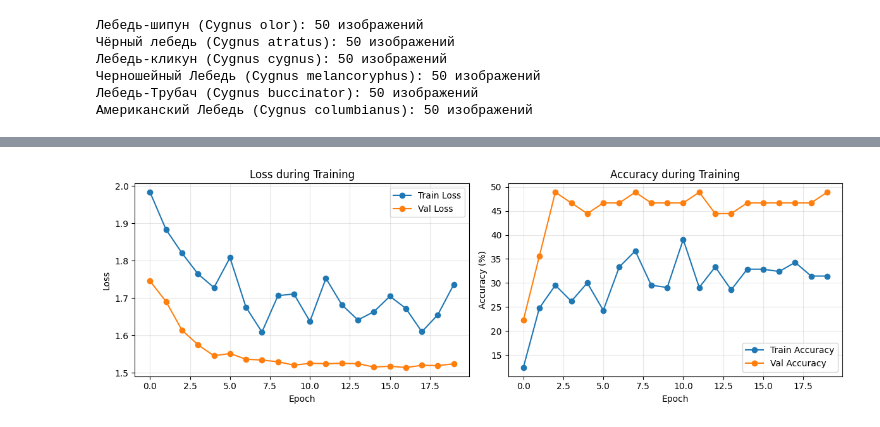
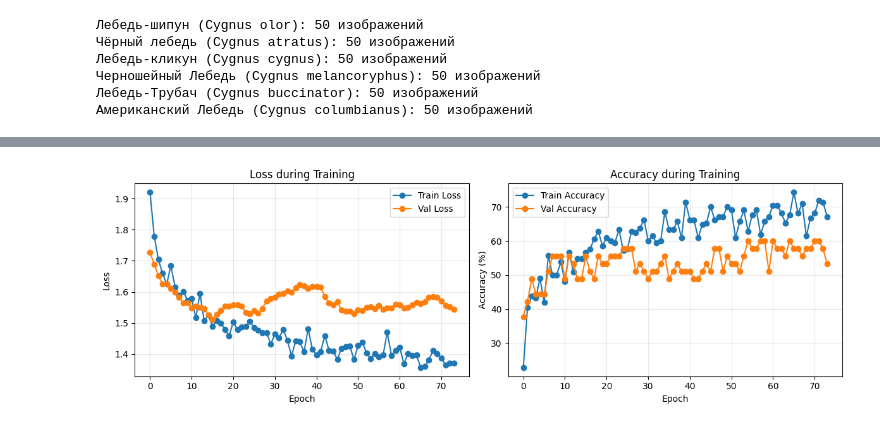
Before and after one commit to mshded/naturalist, a Jupyter notebook: notebooks/02_train_swan_classifier.ipynb, the cells around one changed output, grey strips where cells are left out. Saved outputs shown, nothing was run; the diff lists cells and outputs as text; code cells hidden in the pictures.

```diff
--- a/notebooks/02_train_swan_classifier.ipynb
+++ b/notebooks/02_train_swan_classifier.ipynb
@@ -126,7 +128,7 @@ test_loader = DataLoader(
 # %%
 class SwanClassifier(nn.Module):
 
-    def __init__(self, num_classes=6, model_name='resnet18', dropout_rate=0.3, freeze_backbone=False):
+    def __init__(self, num_classes=6, model_name='resnet18', dropout_rate=0.5, freeze_backbone=False):
         super().__init__()
         self.model_name = model_name
 
@@ -236,10 +238,16 @@ class SwanClassifier(nn.Module):
                 param.requires_grad = True
 
 
+# model = SwanClassifier(
+#     num_classes=6,
+#     model_name='resnet18',
+#     dropout_rate=0.3,
+#     freeze_backbone=True
+# )
 model = SwanClassifier(
     num_classes=6,
-    model_name='resnet18',
-    dropout_rate=0.7,
+    model_name='efficientnet_b0',
+    dropout_rate=0.5,
     freeze_backbone=True
 )
 model = model.to(device)
@@ -349,77 +357,74 @@ def plot_training_history(train_losses, val_losses, train_accs, val_accs):
     plt.tight_layout()
     plt.show()
 # %%
+from torch.optim.lr_scheduler import CosineAnnealingLR
+
 # Параметры обучения
-epochs = 20
+epochs = 100
 learning_rate = 0.001
+patience = 20
 
 # Loss function и optimizer
-criterion = nn.CrossEntropyLoss()
+criterion = nn.CrossEntropyLoss(label_smoothing=0.3)
 trainable_params = filter(lambda p: p.requires_grad, model.parameters())
-optimizer = optim.AdamW(model.parameters(), lr=0.001, weight_decay=0.01)
+optimizer = optim.AdamW(model.parameters(), lr=learning_rate, weight_decay=1e-3)
 
 # Scheduler для уменьшения learning rate
-scheduler = optim.lr_scheduler.StepLR(optimizer, step_size=5, gamma=0.1)
+# scheduler = ReduceLROnPlateau(
+#     optimizer,
+#     mode='max',
+#     patience=10,  # Ждать 10 эпох без улучшения
+#     factor=0.5,   # Уменьшать LR в 2 раза
+#     min_lr=1e-6,
+# )
 
-print(f"🚀 Начинаем обучение...")
+scheduler = CosineAnnealingLR(optimizer, T_max=100, eta_min=1e-6)
+
 print(f"   Эпох: {epochs}")
 print(f"   Learning rate: {learning_rate}")
 print(f"   Batch size: {batch_size}")
 print(f"   Устройство: {device}")
 
-# Для хранения истории
-train_losses, val_losses = [], []
-train_accs, val_accs = [], []
+best_val_acc = 0.0
+train_losses, val_losses, train_accs, val_accs = [], [], [], []
 best_val_acc = 0
+epochs_no_improve = 0
 
 for epoch in range(epochs):
-    print(f"\n{'='*50}")
-    print(f"Epoch {epoch+1}/{epochs}")
+    # ОБУЧЕНИЕ
+    train_loss, train_acc = train_epoch(model, train_loader, criterion, optimizer, device)
 
-    # Обучение
-    train_loss, train_acc = train_epoch(model, train_loader, criterion, optimizer, device)
-    train_losses.append(train_loss)
-    train_accs.append(train_acc)
+    # ВАЛИДАЦИЯ
+    val_loss, val_acc, _, _ = validate(model, val_loader, criterion, device)
 
-    # Валидация
-    val_loss, val_acc, _, _ = validate(model, val_loader, criterion, device)
-    val_losses.append(val_loss)
-    val_accs.append(val_acc)
-
-    # Обновляем scheduler
-    scheduler.step()
-
-    patience = 5
-    no_improve = 0
+    scheduler.step(val_acc)
 
     if val_acc > best_val_acc:
         best_val_acc = val_acc
-        no_improve = 0
-        # Сохраняем модель
-    else:
-        no_improve += 1
-        if no_improve >= patience:
-            print(f"Early stopping на эпохе {epoch+1}")
-            break
-
-    print(f"Train Loss: {train_loss:.4f}, Train Acc: {train_acc:.2f}%")
-    print(f"Val Loss: {val_loss:.4f}, Val Acc: {val_acc:.2f}%")
-
-    # Сохраняем лучшую модель
-    if val_acc > best_val_acc:
-        best_val_acc = val_acc
+        epochs_no_improve = 0
         torch.save({
             'epoch': epoch,
             'model_state_dict': model.state_dict(),
             'optimizer_state_dict': optimizer.state_dict(),
             'val_acc': val_acc,
-            'train_loss': train_loss,
-        }, '../models/best_swan_model.pth')
-        print(f"💾 Сохранена лучшая модель с точностью {val_acc:.2f}%")
+            'train_acc': train_acc,
+        }, 'best_model.pth')
+    else:
+        epochs_no_improve += 1
 
-print(f"\n✅ Обучение завершено!")
-print(f"   Лучшая точность на валидации: {best_val_acc:.2f}%")
+    if epoch >= 60 and epochs_no_improve >= patience:
+        print(f"Early stopping at epoch {epoch+1}")
+        break
 
-# Визуализируем историю обучения
+    train_losses.append(train_loss)
+    val_losses.append(val_loss)
+    train_accs.append(train_acc)
+    val_accs.append(val_acc)
+
+    current_lr = optimizer.param_groups[0]['lr']
+    print(f"Epoch {epoch+1:3d}/{epochs} | Train: {train_acc:5.2f}% | Val: {val_acc:5.2f}% | LR: {current_lr:.2e}")
+
+
+print(f"Лучшая точность на валидации: {best_val_acc:.2f}%")
 plot_training_history(train_losses, val_losses, train_accs, val_accs)
 # %% [output]
@@ -443 +448 @@ Val Loss: 1.5241, Val Acc: 48.89%
-[figure, old version]
+[figure, new version]
```
Also changed, not shown: parts of 6 cells of this notebook, 32 other files.
